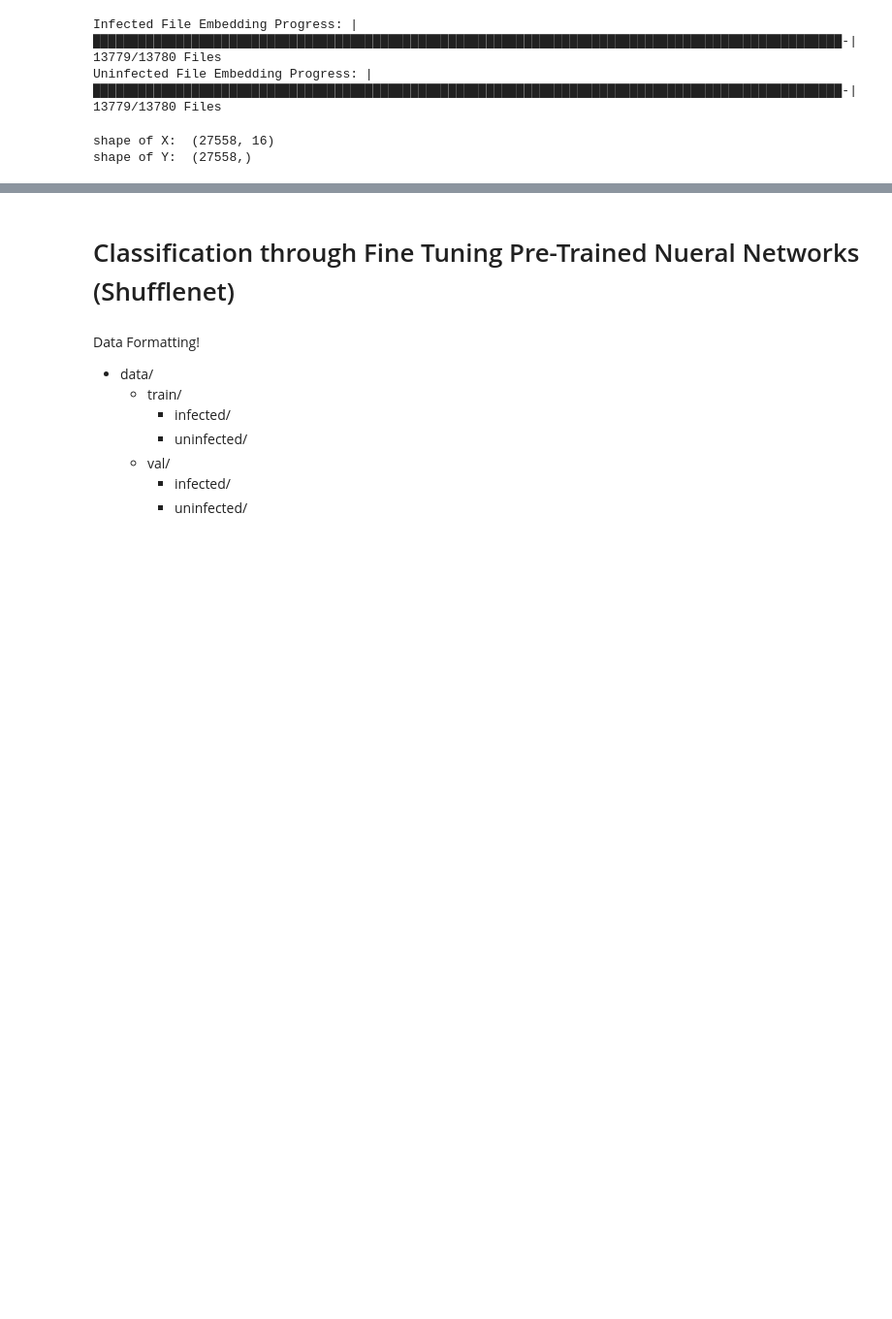
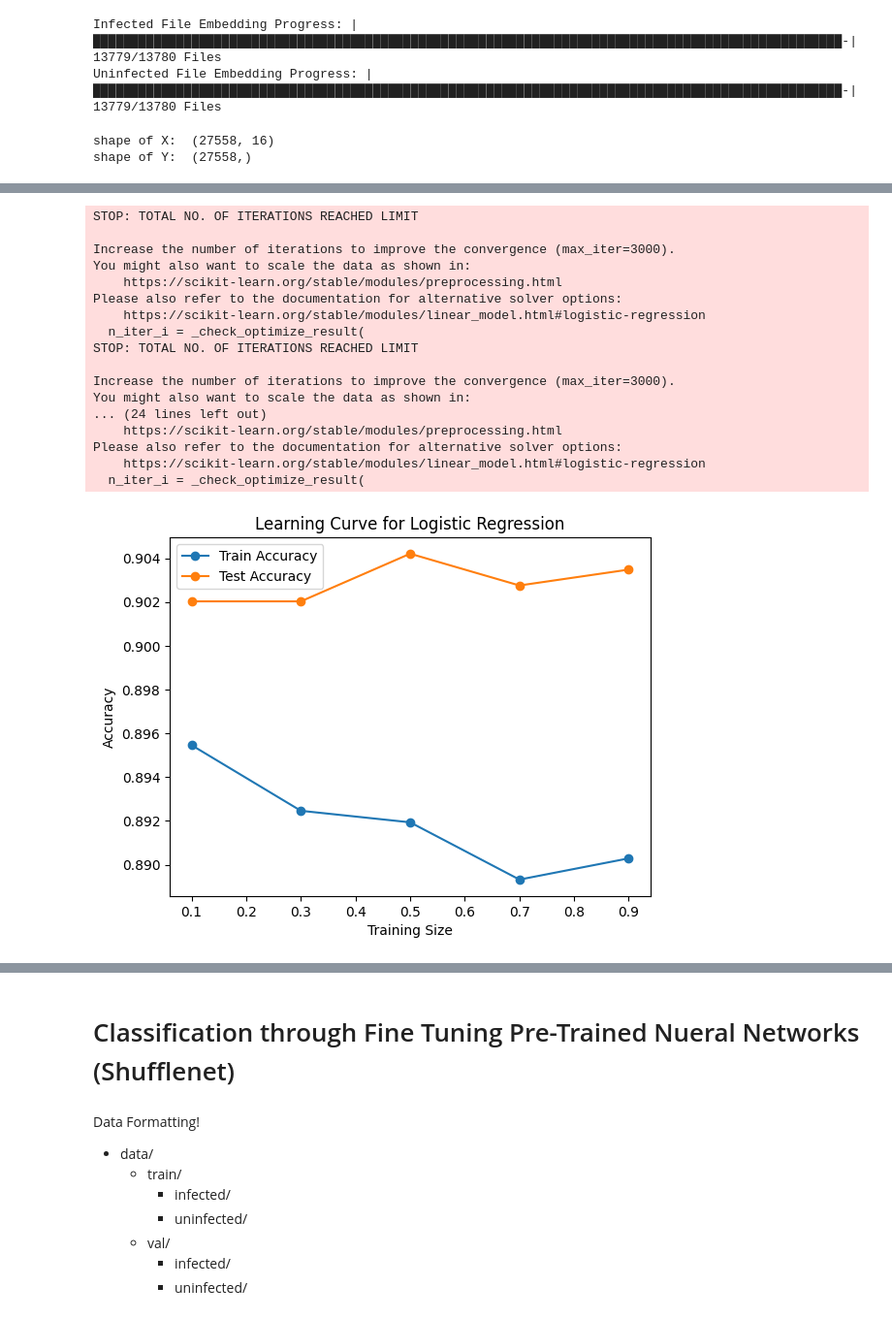
Before and after one commit to SolovevaPolina/Malaria_Screening, a Jupyter notebook: ExploratoryprojectNotebook.ipynb, the cells around one changed output, grey strips where cells are left out. Shown at 97% size. Saved outputs shown, nothing was run; the diff lists cells and outputs as text; code cells hidden in the pictures; blank space fills up the shorter version.

```diff
--- a/ExploratoryprojectNotebook.ipynb
+++ b/ExploratoryprojectNotebook.ipynb
@@ -404,16 +413,16 @@ shape of X:  (27558, 16)
 shape of Y:  (27558,)
 # %%
 # Split data into training and testing sets
-X_train, X_test, y_train, y_test = train_test_split(X, y, test_size=0.2, random_state=42)
+X_train, X_test, y_train, y_test = train_test_split(loaded_X, loaded_y, test_size=0.2, random_state=42)
 # Train logistic regression model
-model = LogisticRegression(max_iter=1000)
-model.fit(X_train, y_train)
+model_LR = LogisticRegression(max_iter=1000)
+model_LR.fit(X_train, y_train)
 # Evaluate model
-y_pred = model.predict(X_test)
-print(confusion_matrix(y_test, y_pred))
-print(classification_report(y_test, y_pred))
+y_pred_LR = model_LR.predict(X_test)
+print(confusion_matrix(y_test, y_pred_LR))
+print(classification_report(y_test, y_pred_LR))
 # Save the trained model
-dump(model, 'cell_classification_model.joblib')
+dump(model_LR, 'cell_classification_model.joblib')
 # Load the trained model
-model = load('cell_classification_model.joblib')
+model_LR = load('cell_classification_model.joblib')
 # %% [output]
@@ -455,0 +700,39 @@ weighted avg       0.93      0.93      0.93      5512
+# %%
+# Learning curve for Logistic Regression
+train_sizes = [0.1, 0.3, 0.5, 0.7, 0.9]
+train_accuracies = []
+test_accuracies = []
+for train_size in train_sizes:
+    X_train, X_test, y_train, y_test = train_test_split(loaded_X, loaded_y, train_size=train_size, test_size=.05, random_state=42)
+    model_LR = LogisticRegression(max_iter=3000)
+    model_LR.fit(X_train, y_train)
+    train_accuracy = model_LR.score(X_train, y_train)
+    test_accuracy = model_LR.score(X_test, y_test)
+    train_accuracies.append(train_accuracy)
+    test_accuracies.append(test_accuracy)
+plt.plot(train_sizes, train_accuracies, marker='o', label='Train Accuracy')
+plt.plot(train_sizes, test_accuracies, marker='o', label='Test Accuracy')
+plt.title('Learning Curve for Logistic Regression')
+plt.xlabel('Training Size')
+plt.ylabel('Accuracy')
+plt.legend()
+plt.show()
+# %% [output]
+STOP: TOTAL NO. OF ITERATIONS REACHED LIMIT
+
+Increase the number of iterations to improve the convergence (max_iter=3000).
+You might also want to scale the data as shown in:
+    https://scikit-learn.org/stable/modules/preprocessing.html
+Please also refer to the documentation for alternative solver options:
+    https://scikit-learn.org/stable/modules/linear_model.html#logistic-regression
+  n_iter_i = _check_optimize_result(
+STOP: TOTAL NO. OF ITERATIONS REACHED LIMIT
+
+Increase the number of iterations to improve the convergence (max_iter=3000).
+You might also want to scale the data as shown in:
+... (24 lines left out)
+    https://scikit-learn.org/stable/modules/preprocessing.html
+Please also refer to the documentation for alternative solver options:
+    https://scikit-learn.org/stable/modules/linear_model.html#logistic-regression
+  n_iter_i = _check_optimize_result(
+[figure, added]
```
Also changed, not shown: parts of 19 cells of this notebook.
